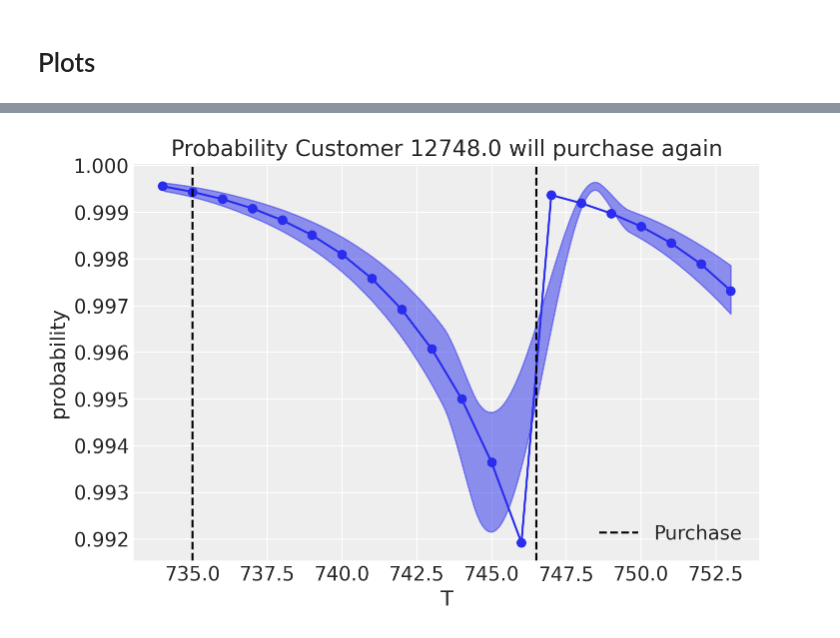
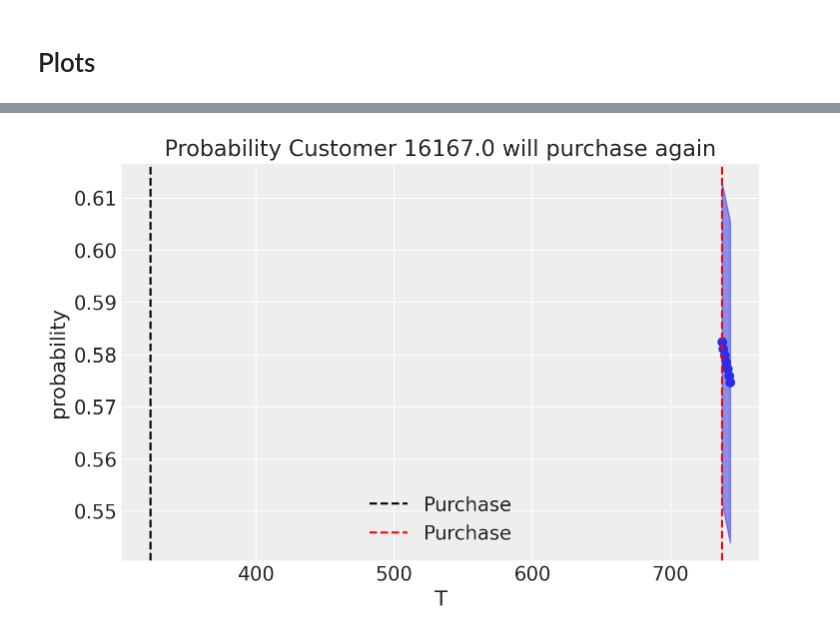
Before and after one commit to konkinit/ltv_analysis, a Jupyter notebook: notebooks/draft.ipynb, the cells around one changed output, grey strips where cells are left out. Saved outputs shown, nothing was run; the diff lists cells and outputs as text; code cells hidden in the pictures.

Commit message:
alive proba plot

```diff
--- a/notebooks/draft.ipynb
+++ b/notebooks/draft.ipynb
@@ -93,4 +112,4 @@ Sampling 4 chains for 1_000 tune and 1_000 draw iterations (4_000 + 4_000 draws
 # %%
-customer_id = 12748.0
-n_period = 20
-T_future_transac = 7
+customer_id = 16167.0
+n_period = 7
+T_future_transac = 2
@@ -97,8 +129,6 @@ T_future_transac = 7
 # %%
 bgm.plot_probability_alive(
     customer_id,
-    n_period,
-    T_future_transac
-)
+    n_period)
 # %% [output]
-[figure, old version]
+[figure, new version]
```
Also changed, not shown: parts of 9 cells of this notebook, 7 other files.
